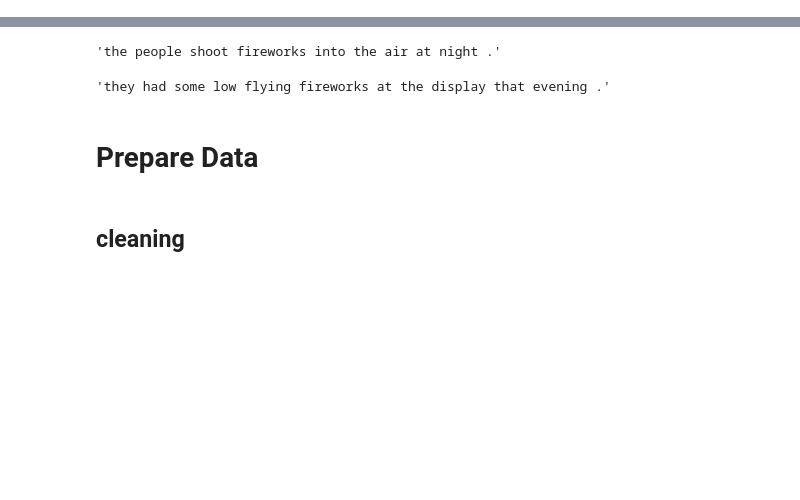
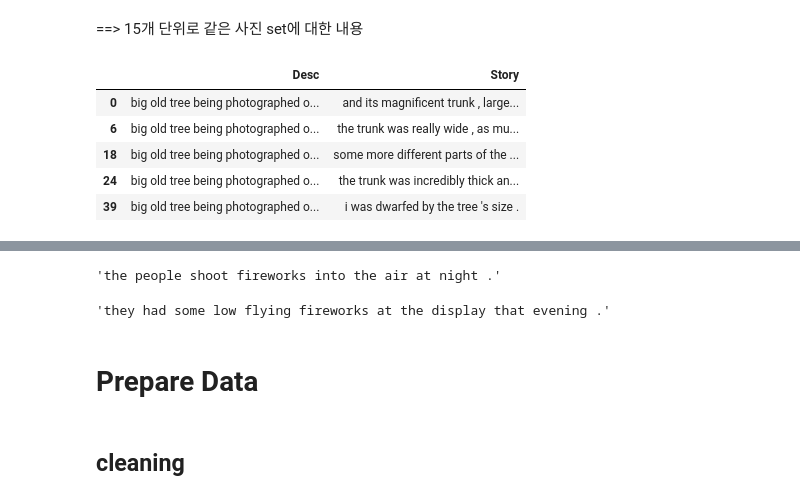
Before and after one commit to woodongk/story-blender, a Jupyter notebook: 2. Story Generation.ipynb, the cells around one changed output, grey strips where cells are left out. Drawn from its saved outputs; the diff is of its cells as text; code cells hidden in the pictures; blank space fills up the shorter version.

```diff
--- a/2. Story Generation.ipynb
+++ b/2. Story Generation.ipynb
@@ -47,0 +55,11 @@ after:  (30000, 2)
+# %% [markdown]
+==> 15개 단위로 같은 사진 set에 대한 내용
+# %%
+df_story_and_desc_text[df_story_and_desc_text.Desc=='big old tree being photographed on a sunny day']
+# %% [output]
+|  | Desc | Story |
+| 0 | big old tree being photographed o... | and its magnificent trunk , large... |
+| 6 | big old tree being photographed o... | the trunk was really wide , as mu... |
+| 18 | big old tree being photographed o... | some more different parts of the ... |
+| 24 | big old tree being photographed o... | the trunk was incredibly thick an... |
+| 39 | big old tree being photographed o... | i was dwarfed by the tree 's size . |
```
Also changed, not shown: parts of 16 cells of this notebook.
